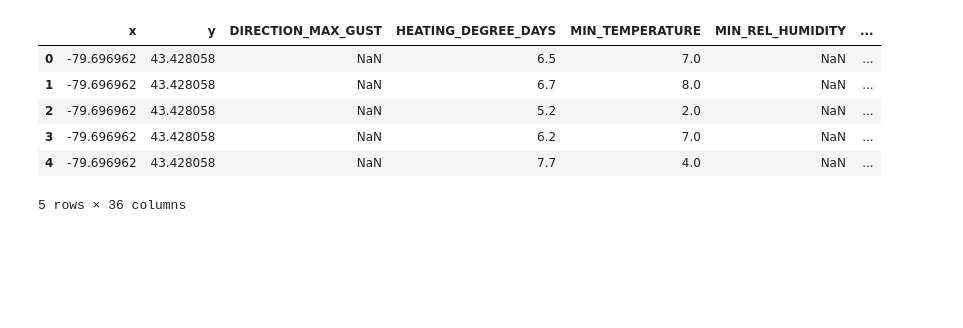
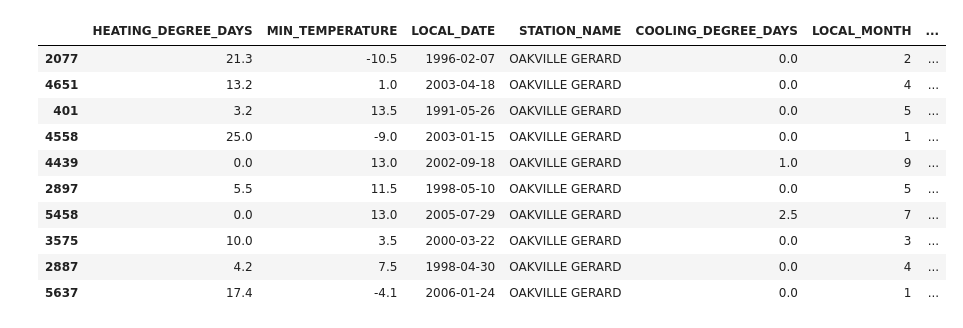
Before and after one commit to MaisieDeGraaf/oakville-housing-etl, a Jupyter notebook: housesaledata.ipynb, the cells around one changed output. Cells and saved outputs as stored; diff of their text form; code cells hidden in the pictures; blank space fills up the shorter version.

```diff
--- a/housesaledata.ipynb
+++ b/housesaledata.ipynb
@@ -183,14 +185,24 @@ warnings.filterwarnings('ignore')
 # %%
 weather_data_oakville = 'Resources/Oakville_Historical_Weather.csv'
-df_weather = pd.read_csv(weather_data_oakville, encoding = "ISO-8859-1", on_bad_lines = 'skip', low_memory = True, engine = 'python')
+selected_columns = ['HEATING_DEGREE_DAYS', 'MIN_TEMPERATURE','LOCAL_DATE', 'STATION_NAME', 'COOLING_DEGREE_DAYS', 'LOCAL_MONTH', 'LOCAL_DAY', 'LOCAL_YEAR', 'TOTAL_PRECIPITATION', 'SNOW_ON_GROUND', 'MEAN_TEMPERATURE', 'TOTAL_SNOW', 'TOTAL_RAIN', 'MAX_TEMPERATURE', 'ID']
+df_weather = pd.read_csv(weather_data_oakville, usecols=selected_columns, encoding="ISO-8859-1", on_bad_lines='skip', low_memory=True, engine='python')
 df_weather = df_weather.dropna(subset=['MIN_TEMPERATURE'])
 df_weather = df_weather.reset_index(drop=True)
-df_weather.head()
+columns_to_fill = ['HEATING_DEGREE_DAYS', 'MIN_TEMPERATURE', 'COOLING_DEGREE_DAYS',
+                   'TOTAL_PRECIPITATION', 'SNOW_ON_GROUND', 'MEAN_TEMPERATURE',
+                   'TOTAL_SNOW', 'TOTAL_RAIN', 'MAX_TEMPERATURE']
+df_weather[columns_to_fill] = df_weather[columns_to_fill].fillna(0)
+df_weather['LOCAL_DATE'] = pd.to_datetime(df_weather['LOCAL_DATE']).dt.date
+df_weather.sample(10)
 # %% [output]
-|  | x | y | DIRECTION_MAX_GUST | HEATING_DEGREE_DAYS | MIN_TEMPERATURE | MIN_REL_HUMIDITY | ... |
-| 0 | -79.696962 | 43.428058 | NaN | 6.5 | 7.0 | NaN | ... |
-| 1 | -79.696962 | 43.428058 | NaN | 6.7 | 8.0 | NaN | ... |
-| 2 | -79.696962 | 43.428058 | NaN | 5.2 | 2.0 | NaN | ... |
-| 3 | -79.696962 | 43.428058 | NaN | 6.2 | 7.0 | NaN | ... |
-| 4 | -79.696962 | 43.428058 | NaN | 7.7 | 4.0 | NaN | ... |
+|  | HEATING_DEGREE_DAYS | MIN_TEMPERATURE | LOCAL_DATE | STATION_NAME | COOLING_DEGREE_DAYS | LOCAL_MONTH | ... |
+| 2077 | 21.3 | -10.5 | 1996-02-07 | OAKVILLE GERARD | 0.0 | 2 | ... |
+| 4651 | 13.2 | 1.0 | 2003-04-18 | OAKVILLE GERARD | 0.0 | 4 | ... |
+| 401 | 3.2 | 13.5 | 1991-05-26 | OAKVILLE GERARD | 0.0 | 5 | ... |
+| 4558 | 25.0 | -9.0 | 2003-01-15 | OAKVILLE GERARD | 0.0 | 1 | ... |
+| 4439 | 0.0 | 13.0 | 2002-09-18 | OAKVILLE GERARD | 1.0 | 9 | ... |
+| 2897 | 5.5 | 11.5 | 1998-05-10 | OAKVILLE GERARD | 0.0 | 5 | ... |
+| 5458 | 0.0 | 13.0 | 2005-07-29 | OAKVILLE GERARD | 2.5 | 7 | ... |
+| 3575 | 10.0 | 3.5 | 2000-03-22 | OAKVILLE GERARD | 0.0 | 3 | ... |
+| 2887 | 4.2 | 7.5 | 1998-04-30 | OAKVILLE GERARD | 0.0 | 4 | ... |
+| 5637 | 17.4 | -4.1 | 2006-01-24 | OAKVILLE GERARD | 0.0 | 1 | ... |
-5 rows × 36 columns
```
Also changed, not shown: parts of 23 cells of this notebook, 9 other files.
